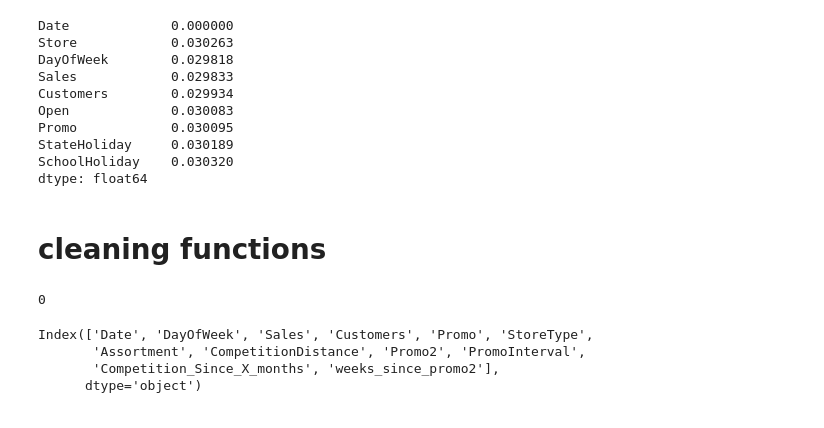
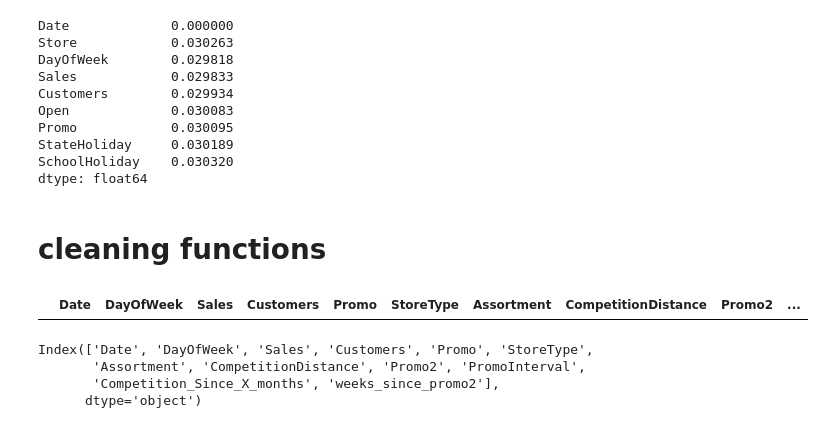
Before and after one commit to MaCoZu/rossman2, a Jupyter notebook: notebooks/cleaning.ipynb, the cells around one changed output. Cells and saved outputs as stored; diff of their text form; code cells hidden in the pictures.

```diff
--- a/notebooks/cleaning.ipynb
+++ b/notebooks/cleaning.ipynb
@@ -149,8 +149,7 @@ def cleaner(df, store):
 
     df_ = df_[df_['Open']==1]
 
-    df_ = df_[df_['Sales'] >=0]
-    df_ = df_[df_['Sales'] !=0]
+    df_ = df_[df_['Sales'] >0]
 
     # for now we don't account for Holidays
     df_ = df_.drop(columns=['StateHoliday', 'SchoolHoliday', 'Open'])
@@ -183,9 +182,9 @@ def cleaner(df, store):
     return df_
 # %%
 df_t = cleaner(train, store)
-df_t.Sales.isnull().sum()
+df_t[df_t['Sales']<0]
 # %% [output]
-0
+|  | Date | DayOfWeek | Sales | Customers | Promo | StoreType | Assortment | CompetitionDistance | Promo2 | ... |
 # %%
 # df_merge = cleaner(train, store)
 # df_merge.head()
```
Also changed, not shown: 14 other files.
